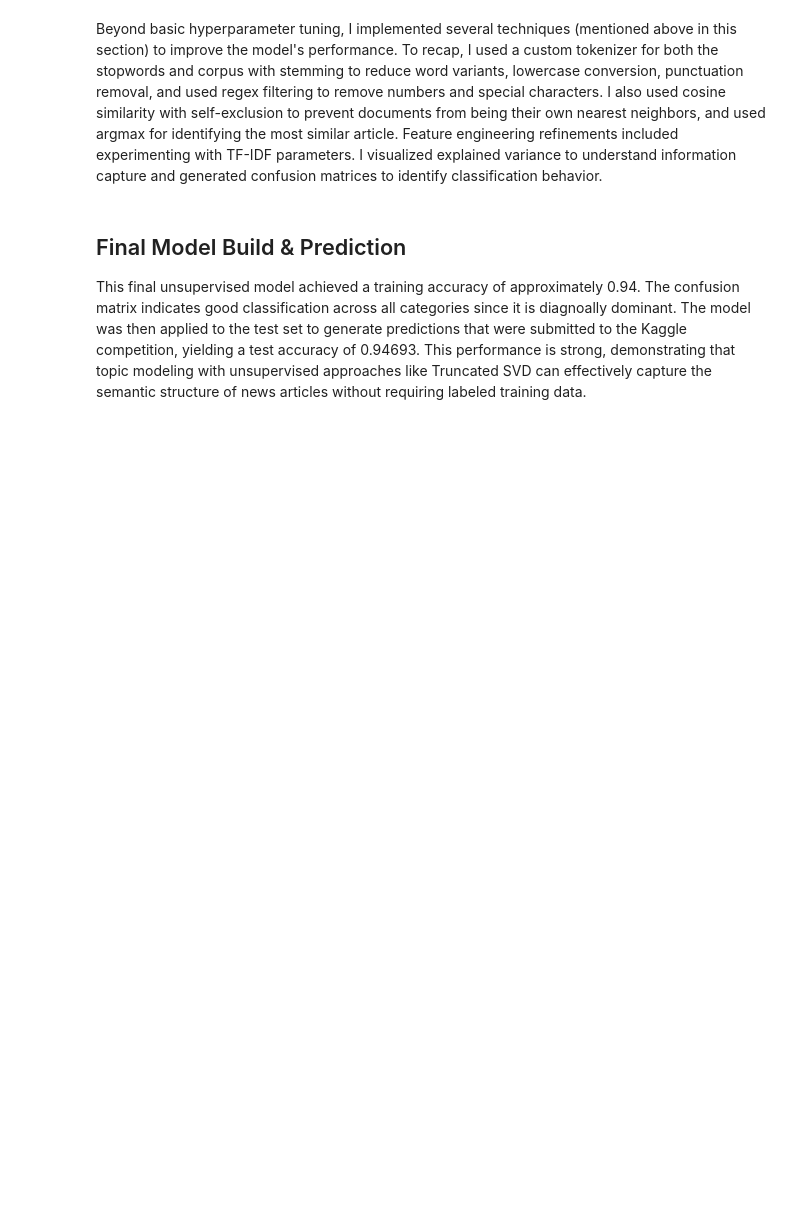
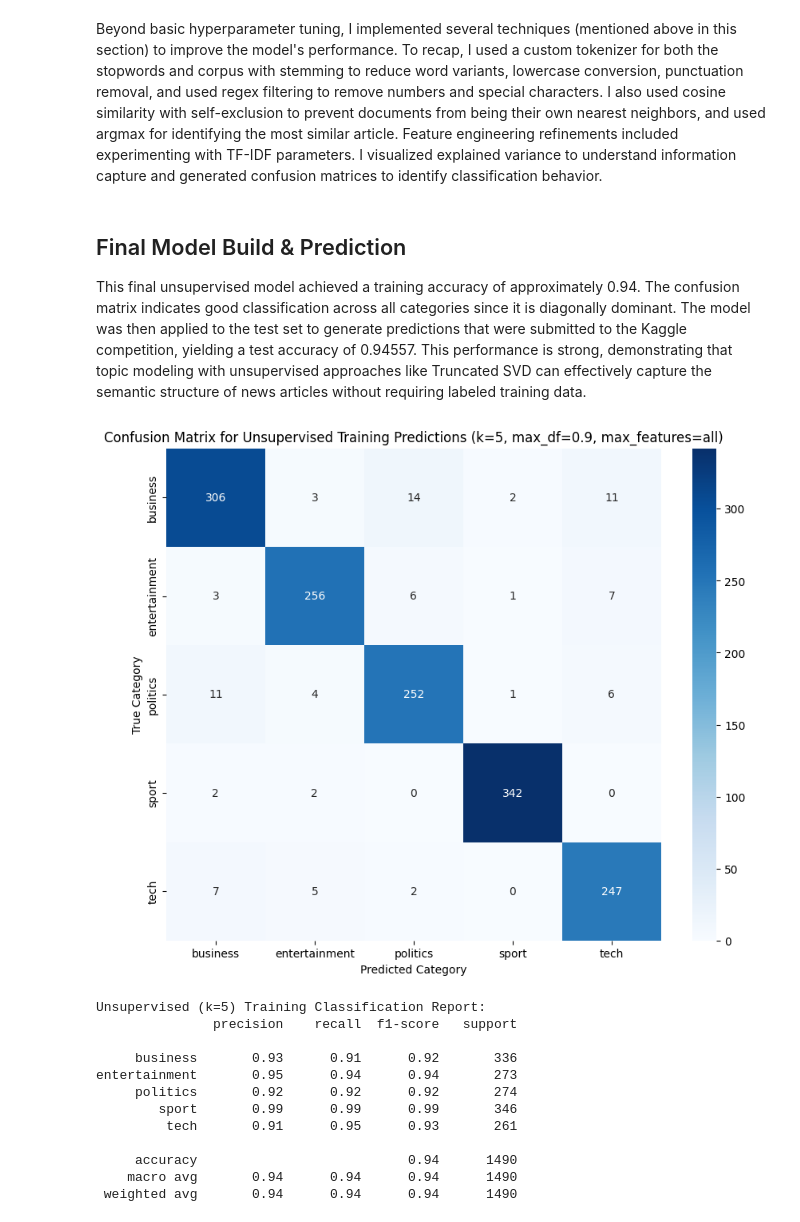
Before and after one commit to carlosmatherson/BBC-News-Classification, a Jupyter notebook: BBC_News_Classification.ipynb, the cells around one changed output. Saved outputs shown, nothing was run; the diff lists cells and outputs as text; code cells hidden in the pictures; blank space fills up the shorter version.

Commit message:
Kaggle Notebook | BBC_News_Classification | Version 19

```diff
--- a/BBC_News_Classification.ipynb
+++ b/BBC_News_Classification.ipynb
@@ -268,5 +269,5 @@ For component selection (k), I test values from 2 to 10 and plot the explained v
 # %%
-
+train_labels = train_data['Category'].values
 max_features_values = [1000, 5000, 10000, None]
 max_df_values = [0.5, 0.75, 0.9, 1.0]
 results = []
@@ -278,7 +279,7 @@ for f in max_features_values:
         tfidf_vectorizer = TfidfVectorizer(tokenizer=custom_tokenizer, stop_words=stop_words, max_df=d, max_features=f)
         tfidf_matrix_train = tfidf_vectorizer.fit_transform(train_data['Text'])
 
-        svd = TruncatedSVD(n_components=5)
+        svd = TruncatedSVD(n_components=5, random_state=53)
         tfidf_SVD_train = svd.fit_transform(tfidf_matrix_train)
 
         train_similarity = cosine_similarity(tfidf_SVD_train, tfidf_SVD_train)
@@ -322,46 +324,59 @@ Beyond basic hyperparameter tuning, I implemented several techniques (mentioned
 # %% [markdown]
 ## Final Model Build & Prediction
 
-This final unsupervised model achieved a training accuracy of approximately 0.94. The confusion matrix indicates good classification across all categories since it is diagnoally dominant. The model was then applied to the test set to generate predictions that were submitted to the Kaggle competition, yielding a test accuracy of 0.94693. This performance is strong, demonstrating that topic modeling with unsupervised approaches like Truncated SVD can effectively capture the semantic structure of news articles without requiring labeled training data.
+This final unsupervised model achieved a training accuracy of approximately 0.94. The confusion matrix indicates good classification across all categories since it is diagonally dominant. The model was then applied to the test set to generate predictions that were submitted to the Kaggle competition, yielding a test accuracy of 0.94557. This performance is strong, demonstrating that topic modeling with unsupervised approaches like Truncated SVD can effectively capture the semantic structure of news articles without requiring labeled training data.
 # %%
 # final hyperparameters
-#k_final = 5
-#max_features_final = None
-#max_df_final = 0.90
 k_final = 5
-max_features_final = 10000
-max_df_final = 1.00
+max_features_final = 5000
+max_df_final = 0.9
+
+train_labels = train_data['Category'].values
 
 # preprocess data
 tfidf_vectorizer = TfidfVectorizer(tokenizer=custom_tokenizer, stop_words=stop_words, max_df=max_df_final, max_features=max_features_final)
 tfidf_matrix_train = tfidf_vectorizer.fit_transform(train_data['Text'])
 tfidf_matrix_test = tfidf_vectorizer.transform(test_data['Text'])
 
 # train and fit truncated SVD
-svd = TruncatedSVD(n_components=k_final)
+svd = TruncatedSVD(n_components=k_final, random_state=None)
 tfidf_SVD_train = svd.fit_transform(tfidf_matrix_train)
 tfidf_SVD_test = svd.transform(tfidf_matrix_test)
 
 # train
 train_similarity = cosine_similarity(tfidf_SVD_train, tfidf_SVD_train)
 train_predictions = predict_labels_training(train_similarity, train_labels, exclude_self=True)
 
 # create training set confusion matrix
 cm = confusion_matrix(train_labels, train_predictions)
 plt.figure(figsize=(10, 8))
 categories = np.unique(train_labels)
 sns.heatmap(cm, annot=True, fmt='d', cmap='Blues',
             xticklabels=categories, yticklabels=categories)
 plt.xlabel('Predicted Category')
 plt.ylabel('True Category')
 plt.title(f'Confusion Matrix for Unsupervised Training Predictions (k={k_final}, max_df={max_df_final}, max_features=all)')
 plt.show()
 print(f"\nUnsupervised (k={k_final}) Training Classification Report:")
 print(classification_report(train_labels, train_predictions))
 
 # predict on testing set and save for submission
 test_similarity = cosine_similarity(tfidf_SVD_test, tfidf_SVD_train)
 test_predictions = predict_labels_training(test_similarity, train_labels)
 submission = pd.DataFrame({'ArticleId': test_data['ArticleId'], 'Category': test_predictions})
 submission.to_csv('submission.csv', index=False)
+# %% [output]
+[figure, added]
+Unsupervised (k=5) Training Classification Report:
+               precision    recall  f1-score   support
+
+     business       0.93      0.91      0.92       336
+entertainment       0.95      0.94      0.94       273
+     politics       0.92      0.92      0.92       274
+        sport       0.99      0.99      0.99       346
+         tech       0.91      0.95      0.93       261
+
+     accuracy                           0.94      1490
+    macro avg       0.94      0.94      0.94      1490
+ weighted avg       0.94      0.94      0.94      1490
 # %% [markdown]
```
Also changed, not shown: parts of 27 cells of this notebook.
